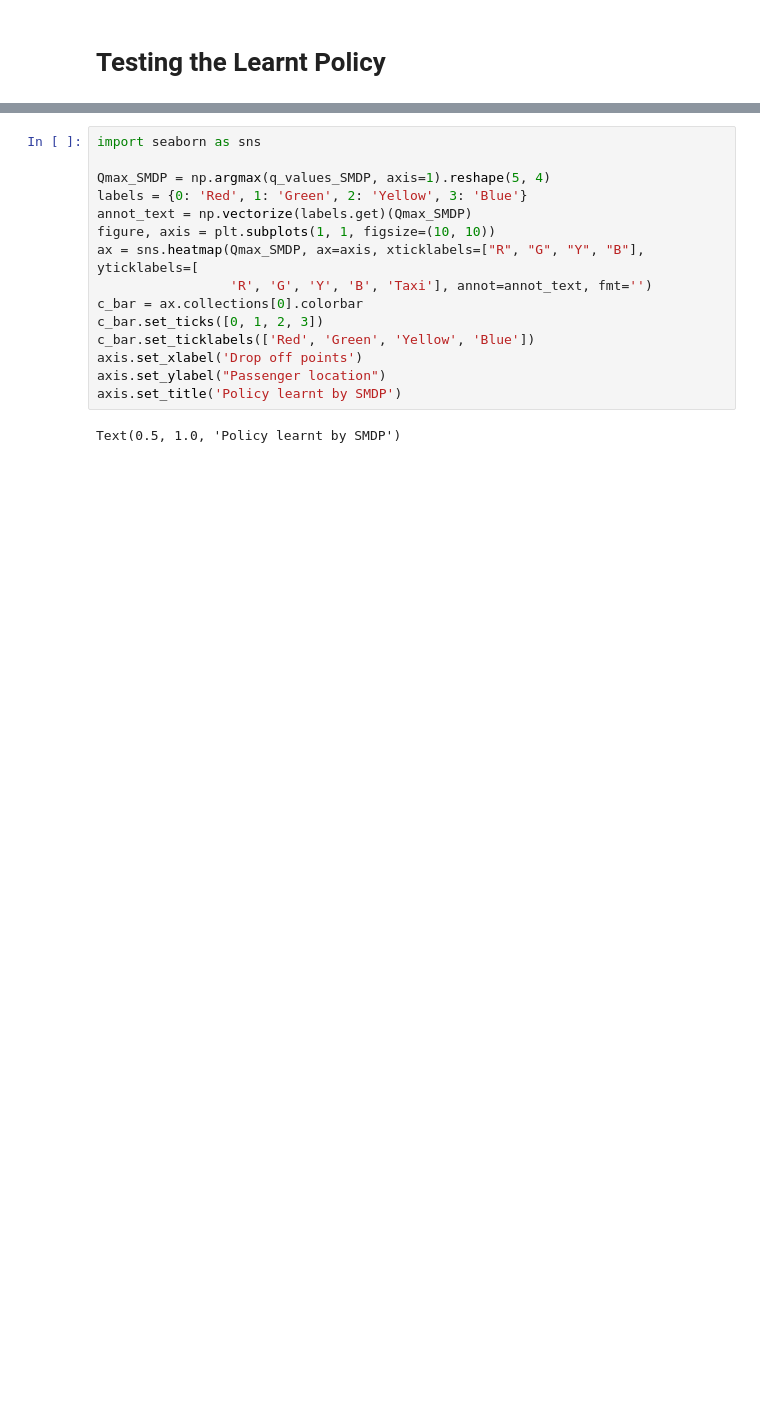
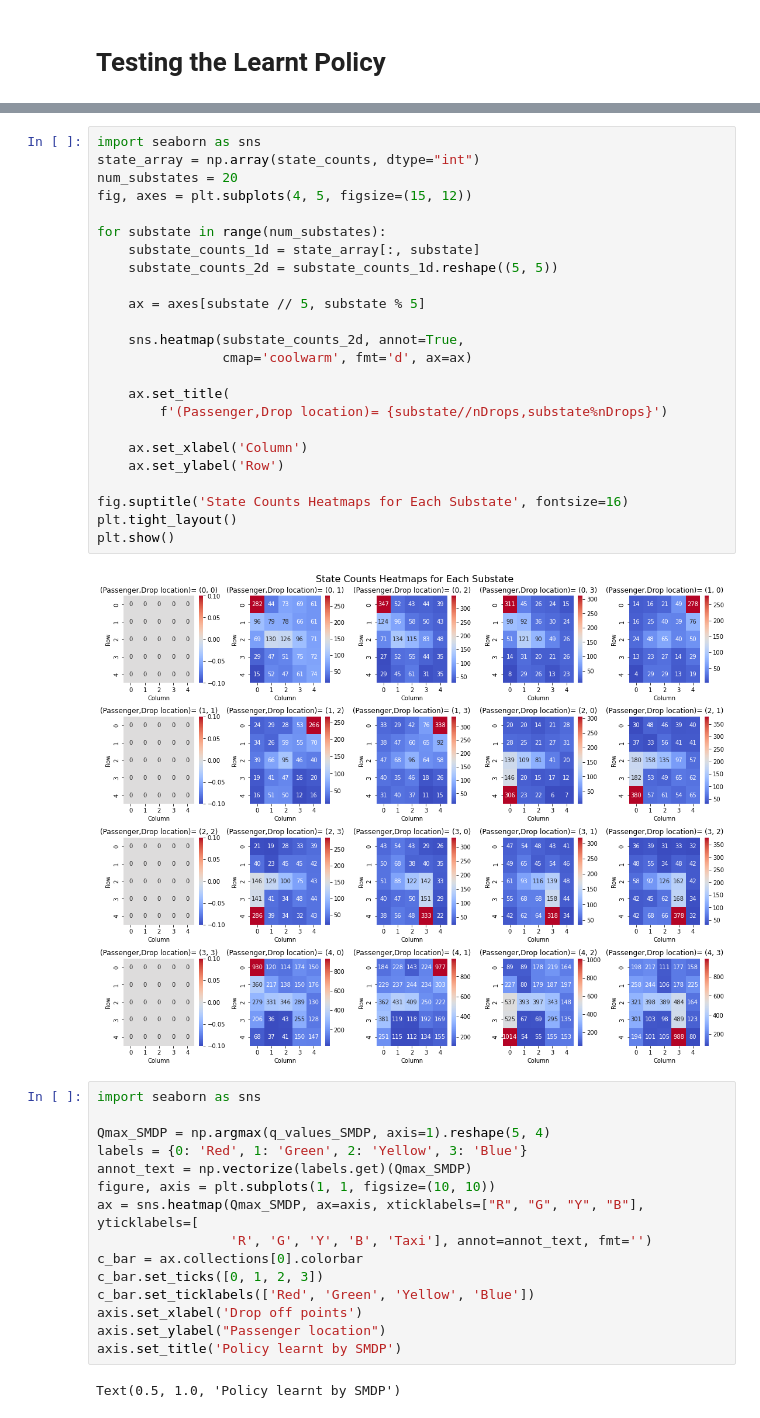
Before and after one commit to KeerthivasanIITMadras/CS6700-Reinforcement_learning-PA3, a Jupyter notebook: smdp.ipynb, the cells around one changed output, grey strips where cells are left out. Drawn from its saved outputs; the diff is of its cells as text; blank space fills up the shorter version.

```diff
--- a/smdp.ipynb
+++ b/smdp.ipynb
@@ -205,3 +231,29 @@ Net reward for this substate = 7
+# %%
+import seaborn as sns
+state_array = np.array(state_counts, dtype="int")
+num_substates = 20
+fig, axes = plt.subplots(4, 5, figsize=(15, 12))
+
+for substate in range(num_substates):
+    substate_counts_1d = state_array[:, substate]
+    substate_counts_2d = substate_counts_1d.reshape((5, 5))
+
+    ax = axes[substate // 5, substate % 5]
+
+    sns.heatmap(substate_counts_2d, annot=True,
+                cmap='coolwarm', fmt='d', ax=ax)
+
+    ax.set_title(
+        f'(Passenger,Drop location)= {substate//nDrops,substate%nDrops}')
+
+    ax.set_xlabel('Column')
+    ax.set_ylabel('Row')
+
+fig.suptitle('State Counts Heatmaps for Each Substate', fontsize=16)
+plt.tight_layout()
+plt.show()
+# %% [output]
+[figure, added]
 # %%
 import seaborn as sns
 
```
Also changed, not shown: parts of 18 cells of this notebook, 8 other files.
